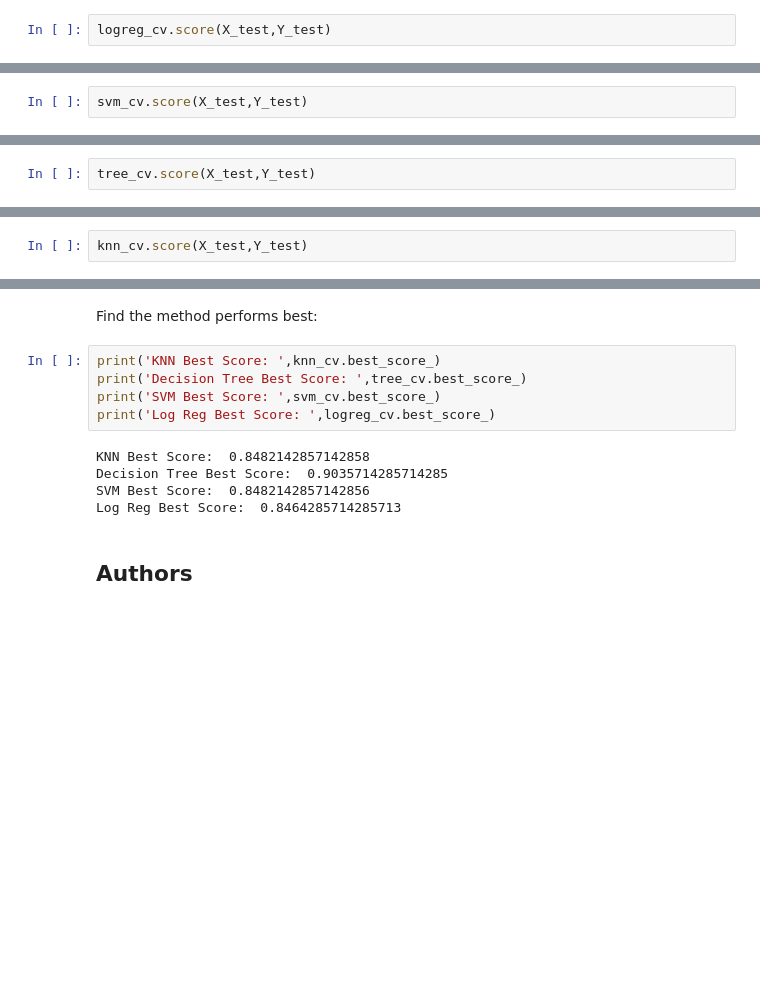
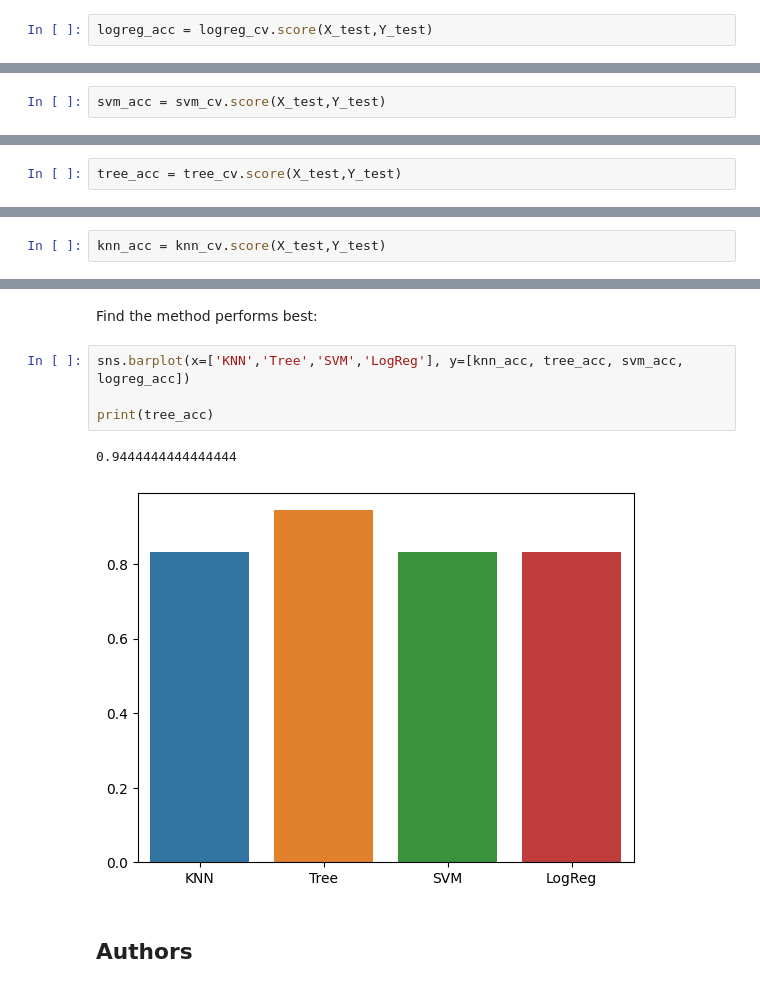
Before and after one commit to CioacaRadu/SpaceX-Launches-DataScience, a Jupyter notebook: SpaceX_Machine_Learning_Prediction_Part_5.jupyterlite.ipynb, the cells around one changed output, grey strips where cells are left out. Drawn from its saved outputs; the diff is of its cells as text; blank space fills up the shorter version.

```diff
--- a/SpaceX_Machine_Learning_Prediction_Part_5.jupyterlite.ipynb
+++ b/SpaceX_Machine_Learning_Prediction_Part_5.jupyterlite.ipynb
@@ -175,4 +175,4 @@ accuracy : 0.8464285714285713
 # %% [markdown]
 Calculate the accuracy on the test data using the method <code>score</code>:
 # %%
-logreg_cv.score(X_test,Y_test)
+logreg_acc = logreg_cv.score(X_test,Y_test)
@@ -218,4 +216,4 @@ accuracy : 0.8482142857142856
 # %% [markdown]
 Calculate the accuracy on the test data using the method <code>score</code>:
 # %%
-svm_cv.score(X_test,Y_test)
+svm_acc = svm_cv.score(X_test,Y_test)
@@ -280,4 +276,4 @@ accuracy : 0.9035714285714285
 # %% [markdown]
 Calculate the accuracy of tree_cv on the test data using the method <code>score</code>:
 # %%
-tree_cv.score(X_test,Y_test)
+tree_acc = tree_cv.score(X_test,Y_test)
@@ -319,4 +313,4 @@ accuracy : 0.8482142857142858
 # %% [markdown]
 Calculate the accuracy of knn_cv on the test data using the method <code>score</code>:
 # %%
-knn_cv.score(X_test,Y_test)
+knn_acc = knn_cv.score(X_test,Y_test)
@@ -334,15 +326,12 @@ plot_confusion_matrix(Y_test,yhat)
 # %% [markdown]
 Find the method performs best:
 # %%
-print('KNN Best Score: ',knn_cv.best_score_)
-print('Decision Tree Best Score: ',tree_cv.best_score_)
-print('SVM Best Score: ',svm_cv.best_score_)
-print('Log Reg Best Score: ',logreg_cv.best_score_)
+sns.barplot(x=['KNN','Tree','SVM','LogReg'], y=[knn_acc, tree_acc, svm_acc, logreg_acc])
+
+print(tree_acc)
 # %% [output]
-KNN Best Score:  0.8482142857142858
-Decision Tree Best Score:  0.9035714285714285
-SVM Best Score:  0.8482142857142856
-Log Reg Best Score:  0.8464285714285713
+0.9444444444444444
+[figure, added]
 # %% [markdown]
 ## Authors
 # %% [markdown]
```
Also changed, not shown: parts of 7 cells of this notebook.
